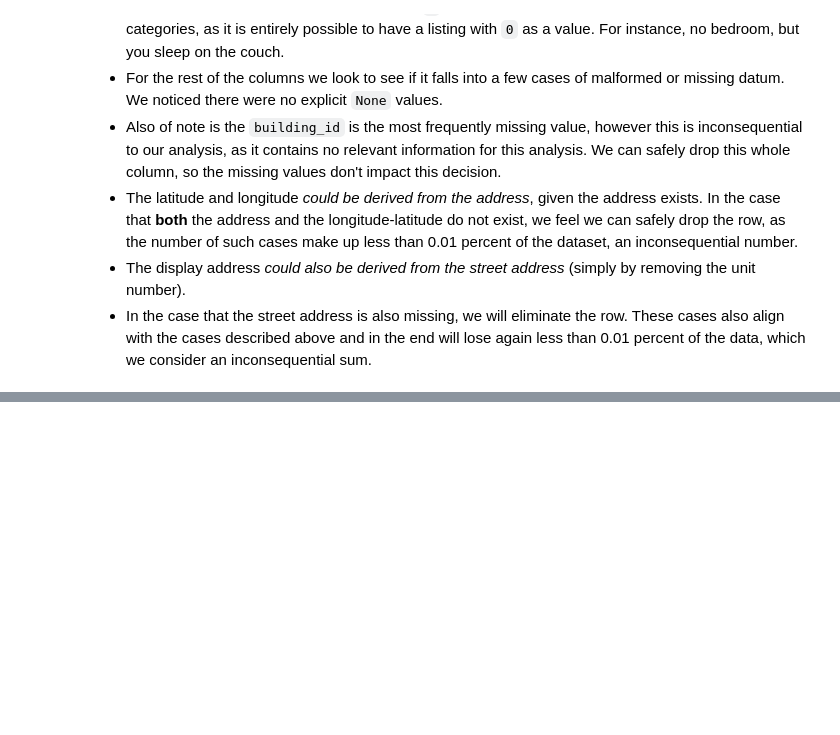
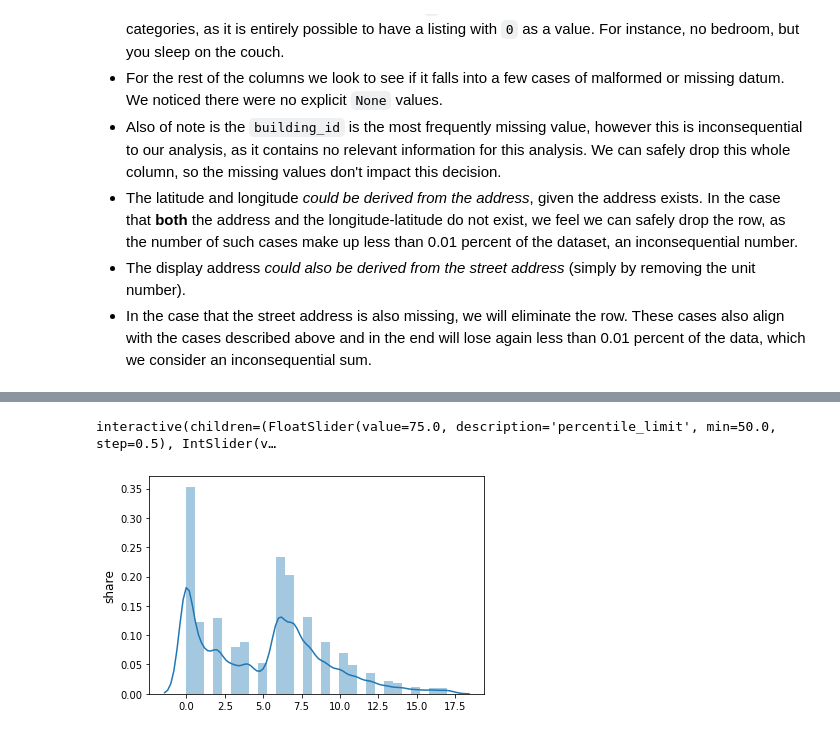
Before and after one commit to SinaKhalili/kaggle-data-analysis, a Jupyter notebook: exploratory-data-analysis.ipynb, the cells around one changed output, grey strips where cells are left out. Cells and saved outputs as stored; diff of their text form; code cells hidden in the pictures; blank space fills up the shorter version.

```diff
--- a/exploratory-data-analysis.ipynb
+++ b/exploratory-data-analysis.ipynb
@@ -346,0 +455,56 @@ missingValues
+# %%
+import os
+import json
+import pandas as pd
+
+# path = os.getcwd()
+# os.chdir(path)
+# print(path)
+
+df = pd.read_json('./train.json')
+
+Header1 = 'description'
+#Header2 = 'test
+'''
+
+'''
+## !"#$%@'()*+,-./:;<>=?&[]\^_`~{}|
+##Special Character count
+def is_special_char(x):
+    xs = x.split()
+    ans = []
+    import re
+    special_chars = re.compile("[^\w\s]")
+    for xi in xs:
+        if special_chars.match(xi) is not None:
+            ans.append(xi)
+    return len(ans)
+
+
+# df['Special Characters'] = df[Header1].apply(lambda x: len([x for x in x.split() if '$' in x]))
+df['Special Characters'] = df[Header1].apply(is_special_char)
+
+df2 = df[[Header1,'Special Characters']]
+chrs = df[[Header1,'Special Characters']]['Special Characters']
+
+@interact
+def show_char_plot(
+    percentile_limit=(50, 100, 0.5),
+    bins=(10,50,1),
+):
+    lim = np.percentile(chrs, percentile_limit)
+
+    adjusted = df2[df2['Special Characters']<lim]['Special Characters']
+
+    sns.distplot(
+        adjusted.values,
+        bins=bins,
+        kde=True,
+    )
+    plt.ylabel('share', fontsize=12)
+    plt.show()
+
+show_char_plot(95.5, 29)
+# %% [output]
+interactive(children=(FloatSlider(value=75.0, description='percentile_limit', min=50.0, step=0.5), IntSlider(v…
+[figure, added]
```
Also changed, not shown: parts of 15 cells of this notebook.
